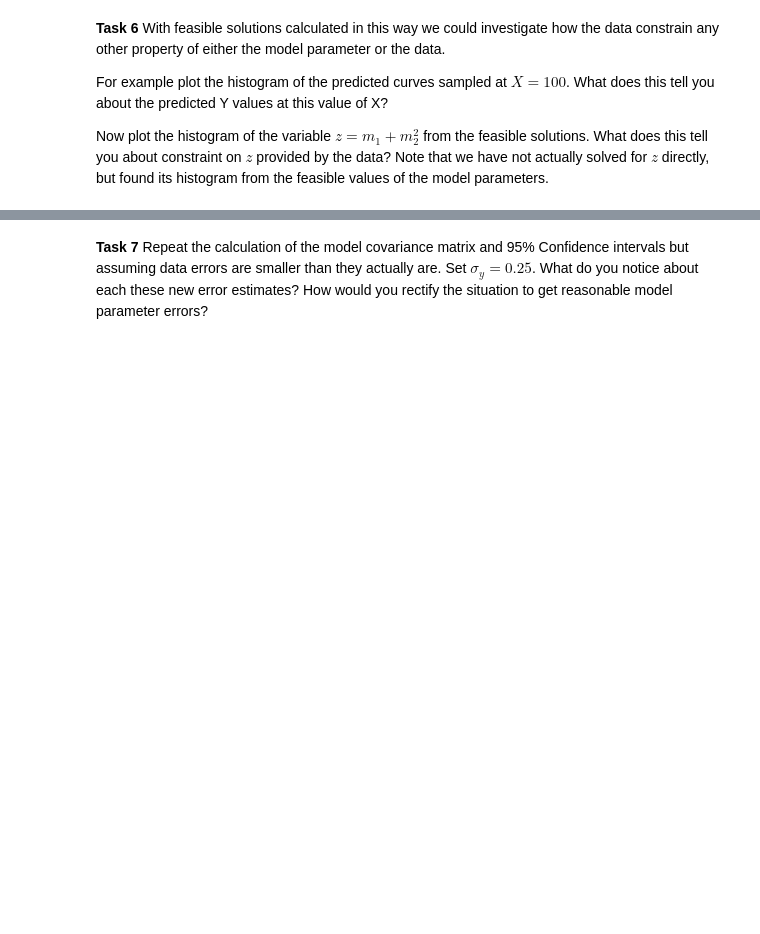
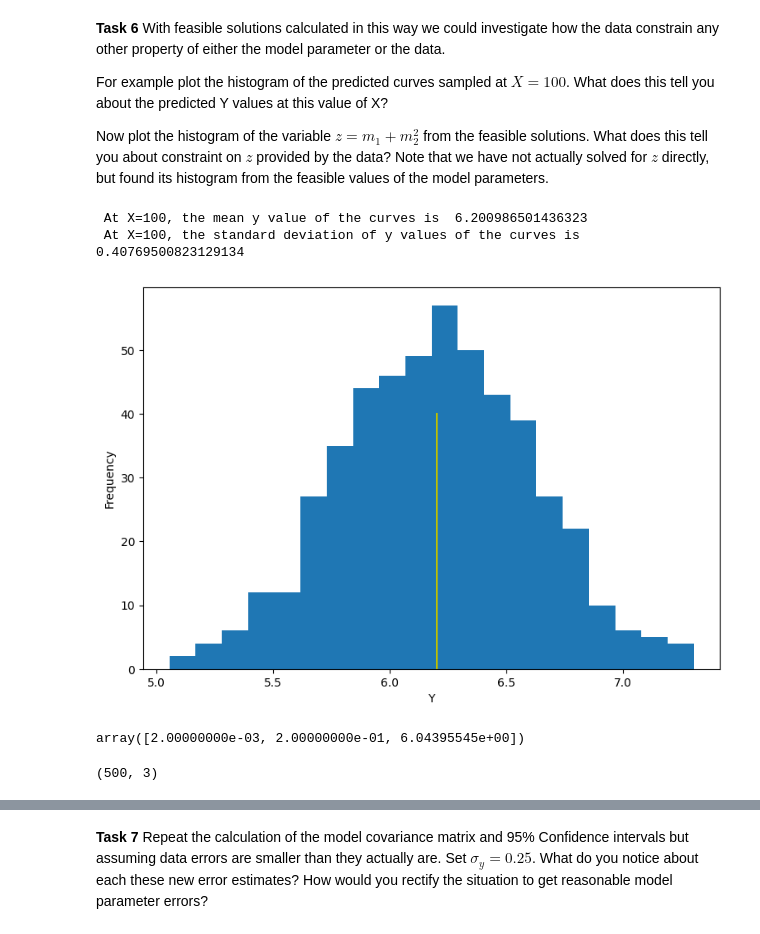
Before and after one commit to anu-ilab/JupyterPracticals, a Jupyter notebook: Solutions/S1.4 - Curve fitting and linear uncertainty-solution.ipynb, the cells around one changed output, grey strips where cells are left out. Cells and saved outputs as stored; diff of their text form; code cells hidden in the pictures; blank space fills up the shorter version.

```diff
--- a/Solutions/S1.4 - Curve fitting and linear uncertainty-solution.ipynb
+++ b/Solutions/S1.4 - Curve fitting and linear uncertainty-solution.ipynb
@@ -317,3 +311,29 @@ plt.show()
 For example plot the histogram of the predicted curves sampled at $X=100$. What does this tell you about the predicted Y values at this value of X?
 
 Now plot the histogram of the variable $z=m_1+m_2^2$ from the feasible solutions. What does this tell you about constraint on $z$ provided by the data? Note that we have not actually solved for $z$ directly, but found its histogram from the feasible values of the model parameters.
+# %%
+# plot predicted Y values at x=100
+x100 = 100.
+G_x100 = np.transpose([1./500., x100/500., x100*x100/1600.+1.0*np.sin(x100/(2.0*np.pi))]) # G matrix at x=100.
+y100 = np.dot(G_x100,np.transpose(points))
+print(' At X=100, the mean y value of the curves is ',np.mean(y100))
+print(' At X=100, the standard deviation of y values of the curves is ',np.std(y100))
+# calculate histogram of y values for X=100
+fig, ax = plt.subplots(figsize=(9,6))
+plt.hist(y100,bins=20)
+plt.plot([np.mean(y100),np.mean(y100)],[0.,40],'y-')
+plt.xlabel('Y')
+plt.ylabel('Frequency')
+plt.show()
+# %% [output]
+ At X=100, the mean y value of the curves is  6.200986501436323
+ At X=100, the standard deviation of y values of the curves is  0.40769500823129134
+[figure, added]
+# %%
+G_x100
+# %% [output]
+array([2.00000000e-03, 2.00000000e-01, 6.04395545e+00])
+# %%
+np.shape(points)
+# %% [output]
+(500, 3)
```
Also changed, not shown: parts of 9 cells of this notebook.
